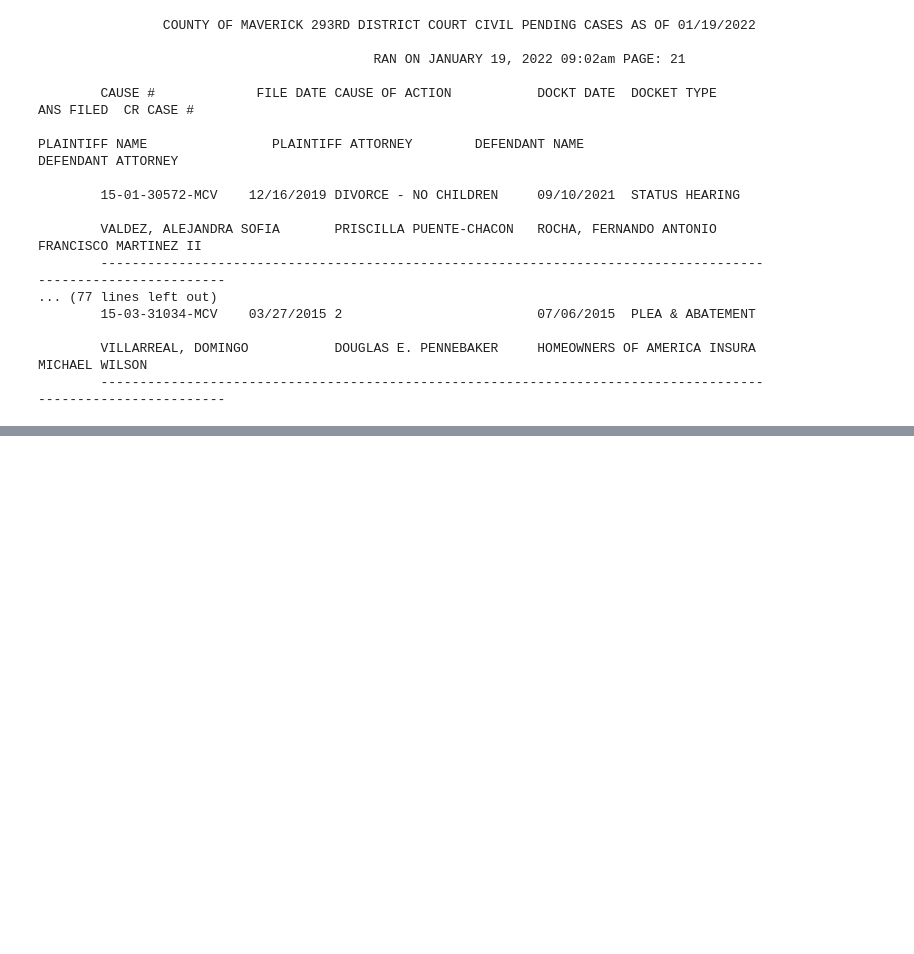
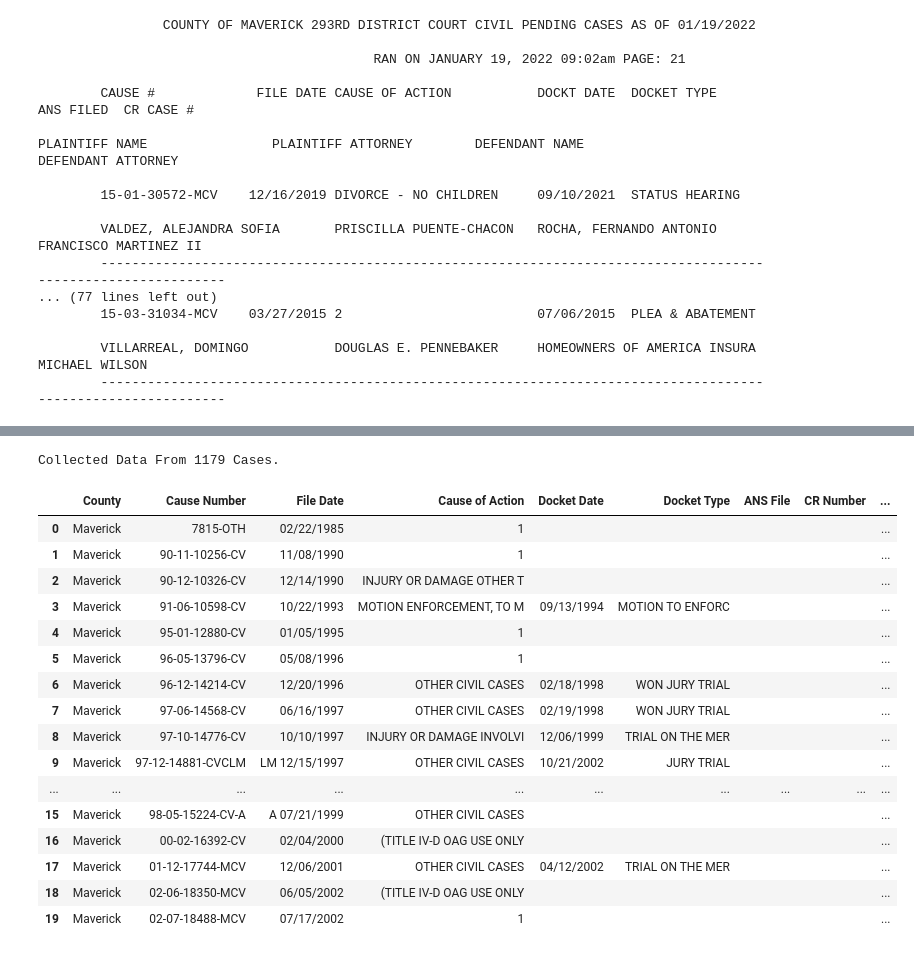
Before and after one commit to District-Court-293rd/293rd_pending_cases, a Jupyter notebook: jsmith_workbook.ipynb, the cells around one changed output, grey strips where cells are left out. Cells and saved outputs as stored; diff of their text form; code cells hidden in the pictures; blank space fills up the shorter version.

Commit message:
Corrected function for extracting civil court case info. Will write function for criminal court cases later.

```diff
--- a/jsmith_workbook.ipynb
+++ b/jsmith_workbook.ipynb
@@ -996,0 +1081,24 @@ Function still needs work
+# %%
+df = build_cases_dataframe('/Users/johnathonsmith/Downloads/293RDCV.PEND.CASE_1642601189564_-1416322429.pdf')
+# %% [output]
+Collected Data From 1179 Cases.
+# %%
+df.head(20)
+# %% [output]
+|  | County | Cause Number | File Date | Cause of Action | Docket Date | Docket Type | ANS File | CR Number | ... |
+| 0 | Maverick | 7815-OTH | 02/22/1985 | 1 |  |  |  |  | ... |
+| 1 | Maverick | 90-11-10256-CV | 11/08/1990 | 1 |  |  |  |  | ... |
+| 2 | Maverick | 90-12-10326-CV | 12/14/1990 | INJURY OR DAMAGE OTHER T |  |  |  |  | ... |
+| 3 | Maverick | 91-06-10598-CV | 10/22/1993 | MOTION ENFORCEMENT, TO M | 09/13/1994 | MOTION TO ENFORC |  |  | ... |
+| 4 | Maverick | 95-01-12880-CV | 01/05/1995 | 1 |  |  |  |  | ... |
+| 5 | Maverick | 96-05-13796-CV | 05/08/1996 | 1 |  |  |  |  | ... |
+| 6 | Maverick | 96-12-14214-CV | 12/20/1996 | OTHER CIVIL CASES | 02/18/1998 | WON JURY TRIAL |  |  | ... |
+| 7 | Maverick | 97-06-14568-CV | 06/16/1997 | OTHER CIVIL CASES | 02/19/1998 | WON JURY TRIAL |  |  | ... |
+| 8 | Maverick | 97-10-14776-CV | 10/10/1997 | INJURY OR DAMAGE INVOLVI | 12/06/1999 | TRIAL ON THE MER |  |  | ... |
+| 9 | Maverick | 97-12-14881-CVCLM | LM 12/15/1997 | OTHER CIVIL CASES | 10/21/2002 | JURY TRIAL |  |  | ... |
+| ... | ... | ... | ... | ... | ... | ... | ... | ... | ... |
+| 15 | Maverick | 98-05-15224-CV-A | A 07/21/1999 | OTHER CIVIL CASES |  |  |  |  | ... |
+| 16 | Maverick | 00-02-16392-CV | 02/04/2000 | (TITLE IV-D OAG USE ONLY |  |  |  |  | ... |
+| 17 | Maverick | 01-12-17744-MCV | 12/06/2001 | OTHER CIVIL CASES | 04/12/2002 | TRIAL ON THE MER |  |  | ... |
+| 18 | Maverick | 02-06-18350-MCV | 06/05/2002 | (TITLE IV-D OAG USE ONLY |  |  |  |  | ... |
+| 19 | Maverick | 02-07-18488-MCV | 07/17/2002 | 1 |  |  |  |  | ... |
```
Also changed, not shown: parts of 29 cells of this notebook.
